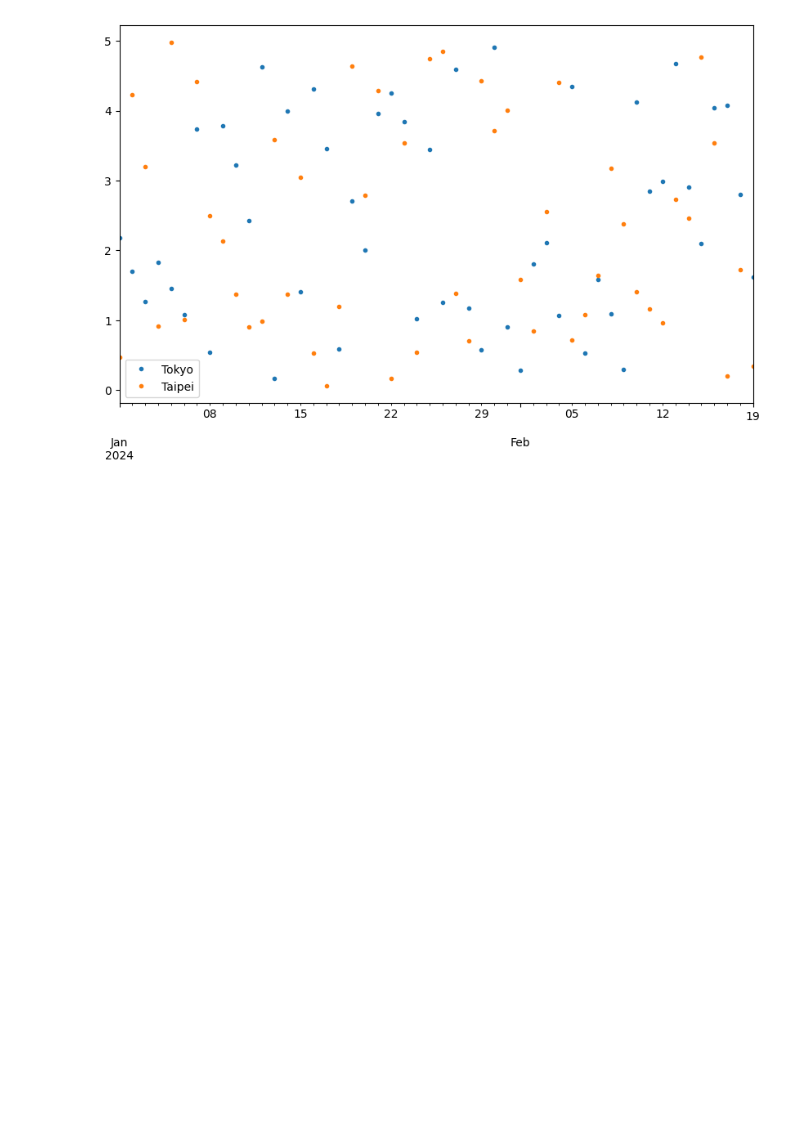
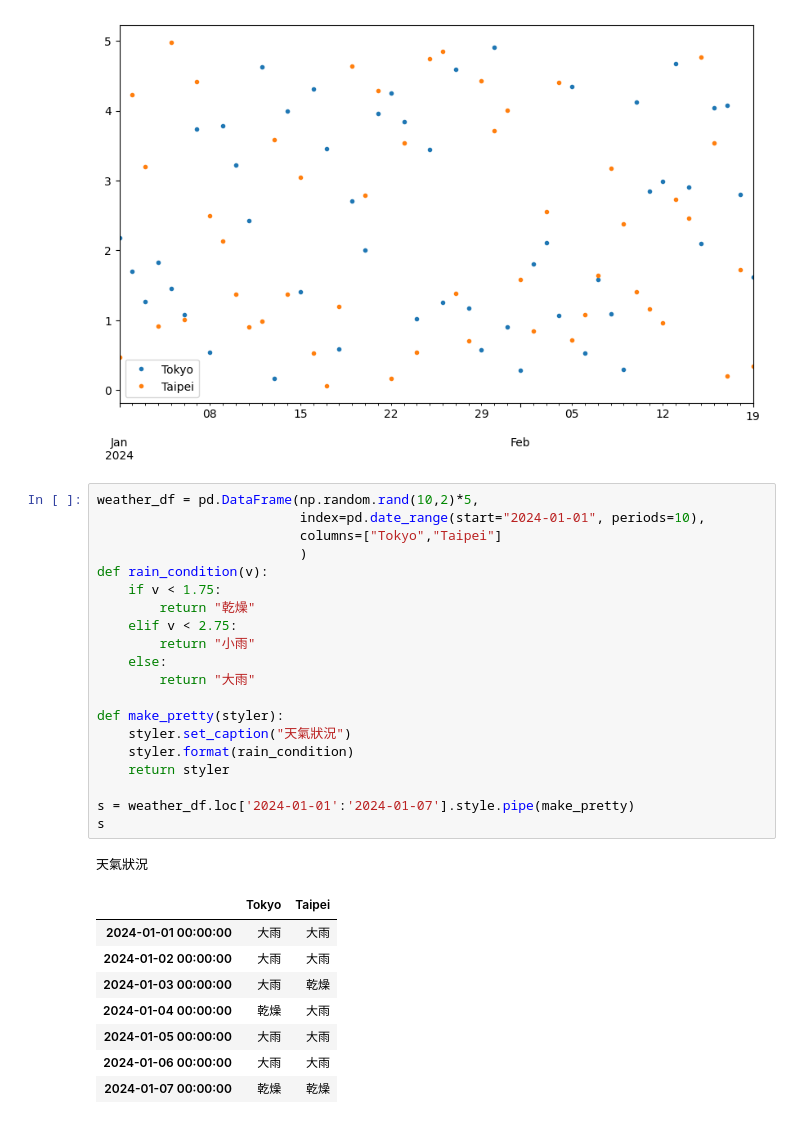
Before and after one commit to roberthsu2003/__2025_04_29_python_2_4, a Jupyter notebook: lesson17/lesson17_1.ipynb, the cells around one changed output. Saved outputs shown, nothing was run; the diff lists cells and outputs as text; blank space fills up the shorter version.

```diff
--- a/lesson17/lesson17_1.ipynb
+++ b/lesson17/lesson17_1.ipynb
@@ -86,3 +86,33 @@ plt.show()
 plt.close()
 # %% [output]
 [figure]
+# %%
+weather_df = pd.DataFrame(np.random.rand(10,2)*5,
+                          index=pd.date_range(start="2024-01-01", periods=10),
+                          columns=["Tokyo","Taipei"]
+                          )
+def rain_condition(v):
+    if v < 1.75:
+        return "乾燥"
+    elif v < 2.75:
+        return "小雨"
+    else:
+        return "大雨"
+
+def make_pretty(styler):
+    styler.set_caption("天氣狀況")
+    styler.format(rain_condition)
+    return styler
+
+s = weather_df.loc['2024-01-01':'2024-01-07'].style.pipe(make_pretty)
+s
+# %% [output]
+天氣狀況
+|  | Tokyo | Taipei |
+| 2024-01-01 00:00:00 | 大雨 | 大雨 |
+| 2024-01-02 00:00:00 | 大雨 | 大雨 |
+| 2024-01-03 00:00:00 | 大雨 | 乾燥 |
+| 2024-01-04 00:00:00 | 乾燥 | 大雨 |
+| 2024-01-05 00:00:00 | 大雨 | 大雨 |
+| 2024-01-06 00:00:00 | 大雨 | 大雨 |
+| 2024-01-07 00:00:00 | 乾燥 | 乾燥 |
```
